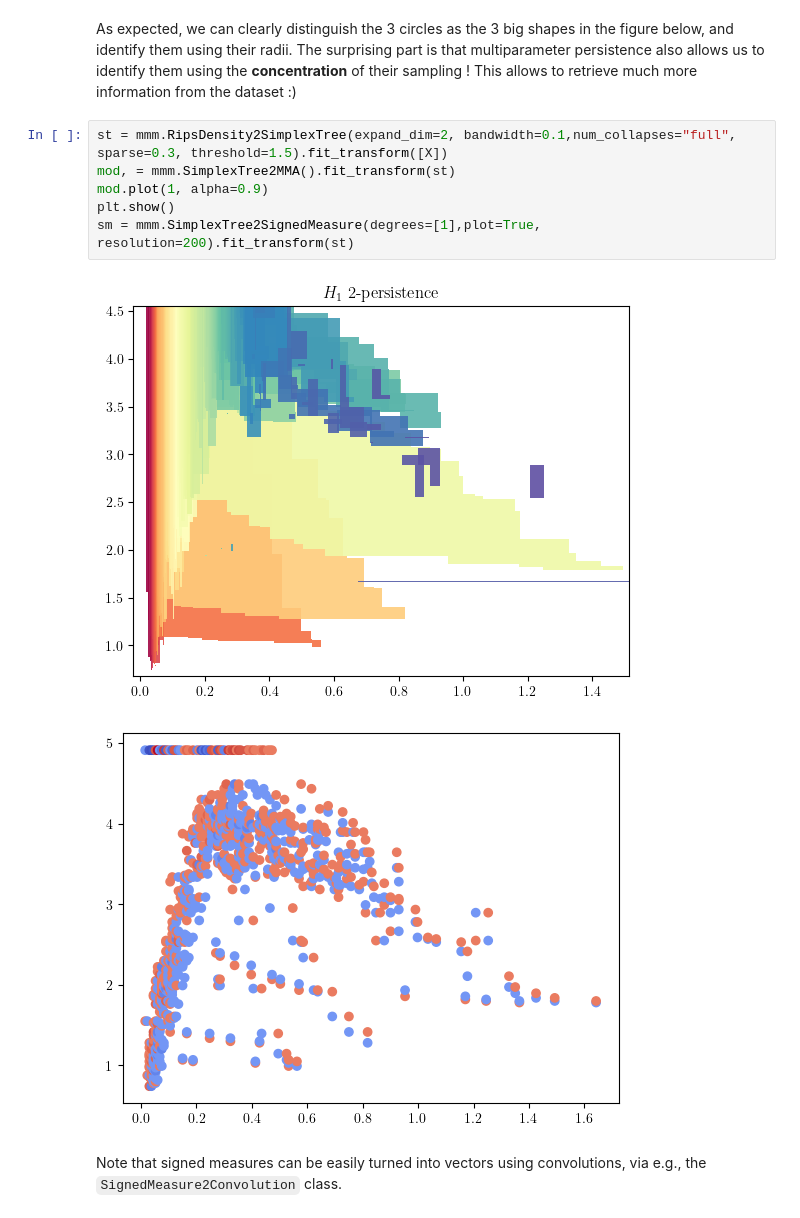
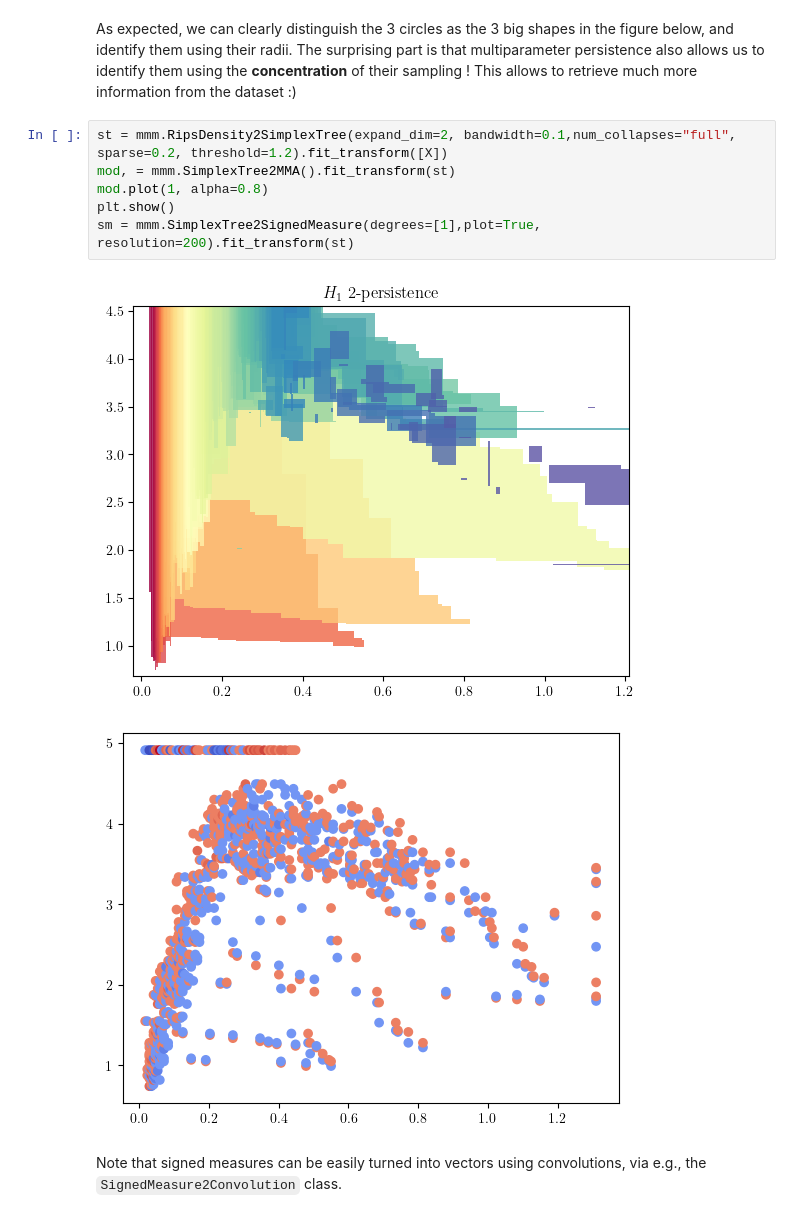
Before and after one commit to DavidLapous/multipers-signed-measure, a Jupyter notebook: tutorial/multipers_introduction.ipynb, the cells around one changed output. Saved outputs shown, nothing was run; the diff lists cells and outputs as text.

```diff
--- a/tutorial/multipers_introduction.ipynb
+++ b/tutorial/multipers_introduction.ipynb
@@ -87,14 +90,14 @@ plt.gca().set_aspect(1); plt.colorbar()
 # %% [markdown]
 As expected, we can clearly distinguish the 3 circles as the 3 big shapes in the figure below, and identify them using their radii. The surprising part is that multiparameter persistence also allows us to identify them using the **concentration** of their sampling ! This allows to retrieve much more information from the dataset :)
 # %%
-st = mmm.RipsDensity2SimplexTree(expand_dim=2, bandwidth=0.1,num_collapses="full", sparse=0.3, threshold=1.5).fit_transform([X])
+st = mmm.RipsDensity2SimplexTree(expand_dim=2, bandwidth=0.1,num_collapses="full", sparse=0.2, threshold=1.2).fit_transform([X])
 mod, = mmm.SimplexTree2MMA().fit_transform(st)
-mod.plot(1, alpha=0.9)
+mod.plot(1, alpha=0.8)
 plt.show()
 sm = mmm.SimplexTree2SignedMeasure(degrees=[1],plot=True, resolution=200).fit_transform(st)
 # %% [output]
-[figure, old version]
+[figure, new version]
-[figure, old version]
+[figure, new version]
 # %% [markdown]
 Note that signed measures can be easily turned into vectors using convolutions, via e.g., the `SignedMeasure2Convolution` class.
 # %%
```
Also changed, not shown: parts of 11 cells of this notebook, 8 other files.
